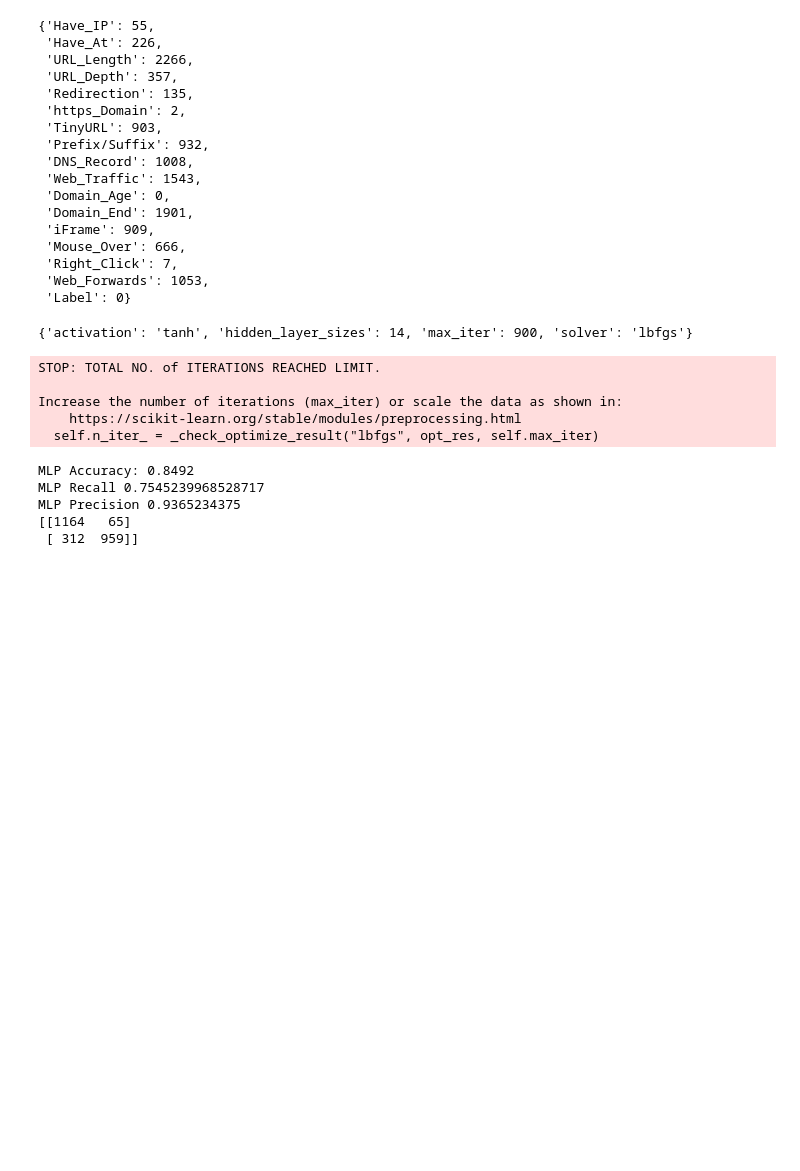
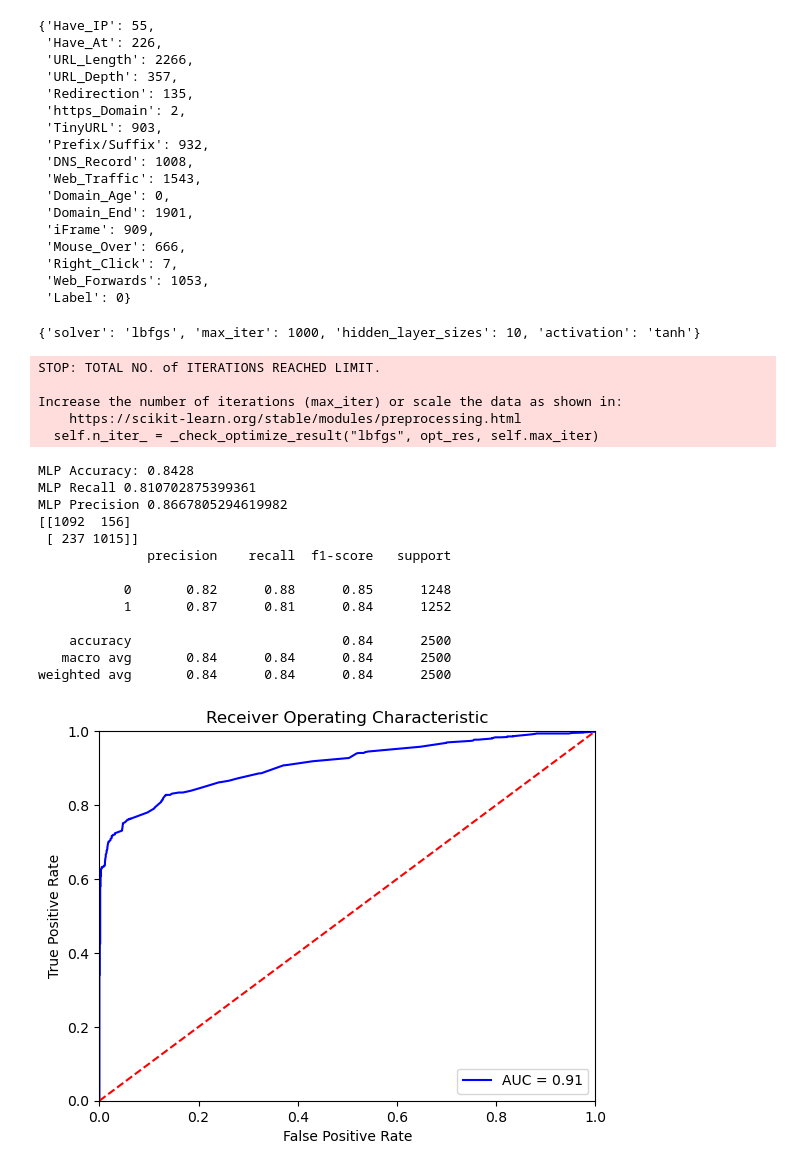
Before and after one commit to kwyo1201/Phishing-URL-Detection_Data-mining, a Jupyter notebook: main.ipynb, the cells around one changed output. Cells and saved outputs as stored; diff of their text form; code cells hidden in the pictures; blank space fills up the shorter version.

```diff
--- a/main.ipynb
+++ b/main.ipynb
@@ -82,29 +85,55 @@ X_train, X_test, y_train, y_test = train_test_split(X,y,test_size=.25)
 # %%
 #Neural Network
 parameters = {'activation': ['identity', 'logistic', 'tanh', 'relu'], 'solver': ['lbfgs','adam','sgd'], 'hidden_layer_sizes':np.arange(5, 15),'max_iter':[500,600,700,800,900,1000]}
-mlp_clf = GridSearchCV(MLPClassifier(), parameters,n_jobs=-1)
+mlp_clf = RandomizedSearchCV(MLPClassifier(), param_distributions=parameters,scoring='accuracy',n_jobs=-1)
 mlp_clf.fit(X_train, y_train)
 print(mlp_clf.best_params_)
 # %% [output]
-{'activation': 'tanh', 'hidden_layer_sizes': 14, 'max_iter': 900, 'solver': 'lbfgs'}
+{'solver': 'lbfgs', 'max_iter': 1000, 'hidden_layer_sizes': 10, 'activation': 'tanh'}
 STOP: TOTAL NO. of ITERATIONS REACHED LIMIT.
 
 Increase the number of iterations (max_iter) or scale the data as shown in:
     https://scikit-learn.org/stable/modules/preprocessing.html
   self.n_iter_ = _check_optimize_result("lbfgs", opt_res, self.max_iter)
+# %%
+def plot_roc_curve(classifier, X_test,y_test):
+    y_scores = classifier.predict_proba(X_test)[:, 1]
+    fpr, tpr, thresholds = roc_curve(y_test,y_scores)
+    roc_auc = auc(fpr, tpr)
+    plt.title('Receiver Operating Characteristic')
+    plt.plot(fpr, tpr, 'b', label = 'AUC = %0.2f' % roc_auc)
+    plt.legend(loc = 'lower right')
+    plt.plot([0, 1], [0, 1],'r--')
+    plt.xlim([0, 1])
+    plt.ylim([0, 1])
+    plt.ylabel('True Positive Rate')
+    plt.xlabel('False Positive Rate')
+    plt.show()
 # %%
 y_pred = mlp_clf.predict(X_test)
 mlp_accuracy = accuracy_score(y_test,y_pred)
 mlp_recall = recall_score(y_test,y_pred)
 mlp_precision = precision_score(y_test,y_pred)
 print("MLP Accuracy:",mlp_accuracy,"\nMLP Recall",mlp_recall,"\nMLP Precision",mlp_precision)
 print(confusion_matrix(y_test,y_pred))
+print(classification_report(y_test,y_pred))
+
+plot_roc_curve(mlp_clf,X_test,y_test)
 # %% [output]
-MLP Accuracy: 0.8492
-MLP Recall 0.7545239968528717
-MLP Precision 0.9365234375
-[[1164   65]
- [ 312  959]]
+MLP Accuracy: 0.8428
+MLP Recall 0.810702875399361
+MLP Precision 0.8667805294619982
+[[1092  156]
+ [ 237 1015]]
+              precision    recall  f1-score   support
+
+           0       0.82      0.88      0.85      1248
+           1       0.87      0.81      0.84      1252
+
+    accuracy                           0.84      2500
+   macro avg       0.84      0.84      0.84      2500
+weighted avg       0.84      0.84      0.84      2500
+[figure, added]
 # %%
 #Random Forest
 
```
Also changed, not shown: parts of 2 cells of this notebook.
